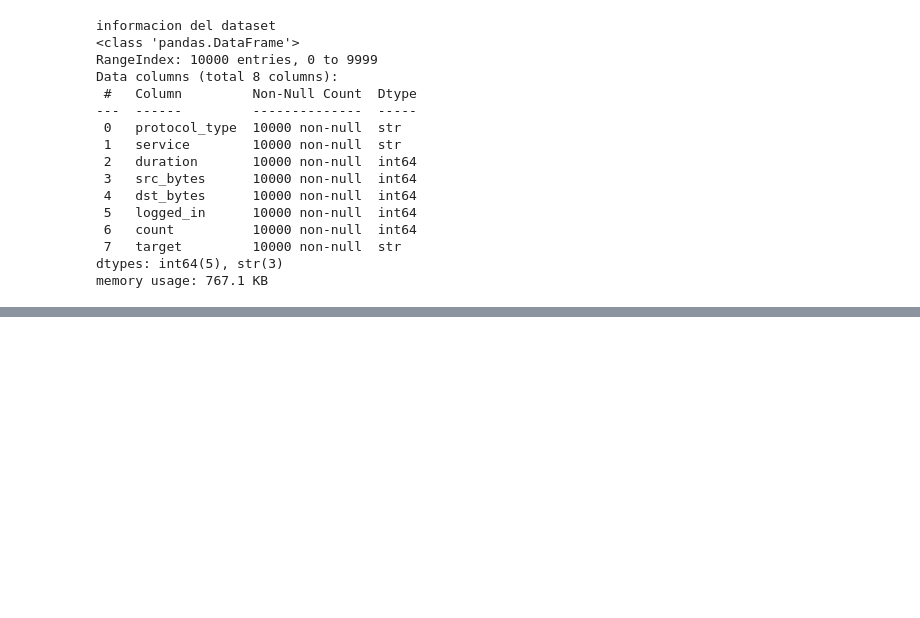
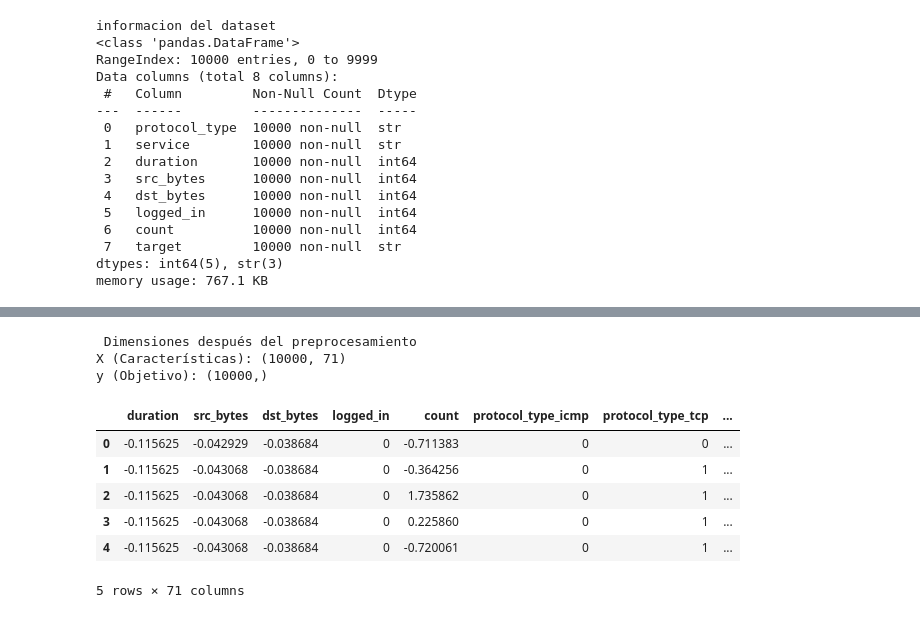
Before and after one commit to AgusDevRolon/proyecto_de_python_prediccion_anomalias, a Jupyter notebook: notebook.ipynb, the cells around one changed output, grey strips where cells are left out. Cells and saved outputs as stored; diff of their text form; code cells hidden in the pictures; blank space fills up the shorter version.

```diff
--- a/notebook.ipynb
+++ b/notebook.ipynb
@@ -31,0 +67,44 @@ print(df.isnull().sum())
+# %%
+from sklearn.preprocessing import StandardScaler, LabelEncoder
+
+# 1. Separar las características (X) de la variable objetivo (y)
+X = df.drop('target', axis=1)
+y = df['target']
+
+# 2. Codificar la variable objetivo (Label Encoding)
+# Convierte 'normal' en 0 y 'ataque' en 1
+le = LabelEncoder()
+y_encoded = le.fit_transform(y)
+
+# 3. Codificar variables categóricas (One-Hot Encoding)
+# Convierte 'protocol_type' y 'service' en múltiples columnas de 0 y 1
+X_encoded = pd.get_dummies(X, columns=['protocol_type', 'service'], dtype=int)
+
+# 4. Escalar las variables numéricas (Estandarización)
+# Evita que variables con números gigantes (como src_bytes) opaquen a otras pequeñas (como count)
+scaler = StandardScaler()
+
+# Seleccionamos solo las variables numéricas continuas a escalar
+# Nota: 'logged_in' ya es 0 o 1, no hace falta escalarla.
+columnas_numericas = ['duration', 'src_bytes', 'dst_bytes', 'count']
+
+# Aplicamos el escalado solo a esas columnas
+X_encoded[columnas_numericas] = scaler.fit_transform(X_encoded[columnas_numericas])
+
+print(" Dimensiones después del preprocesamiento ")
+print(f"X (Características): {X_encoded.shape}")
+print(f"y (Objetivo): {y_encoded.shape}")
+
+# Ver cómo quedó el dataset final listo para la IA
+display(X_encoded.head())
+# %% [output]
+ Dimensiones después del preprocesamiento
+X (Características): (10000, 71)
+y (Objetivo): (10000,)
+|  | duration | src_bytes | dst_bytes | logged_in | count | protocol_type_icmp | protocol_type_tcp | ... |
+| 0 | -0.115625 | -0.042929 | -0.038684 | 0 | -0.711383 | 0 | 0 | ... |
+| 1 | -0.115625 | -0.043068 | -0.038684 | 0 | -0.364256 | 0 | 1 | ... |
+| 2 | -0.115625 | -0.043068 | -0.038684 | 0 | 1.735862 | 0 | 1 | ... |
+| 3 | -0.115625 | -0.043068 | -0.038684 | 0 | 0.225860 | 0 | 1 | ... |
+| 4 | -0.115625 | -0.043068 | -0.038684 | 0 | -0.720061 | 0 | 1 | ... |
+5 rows × 71 columns
```
Also changed, not shown: parts of 4 cells of this notebook, 1 other file.
